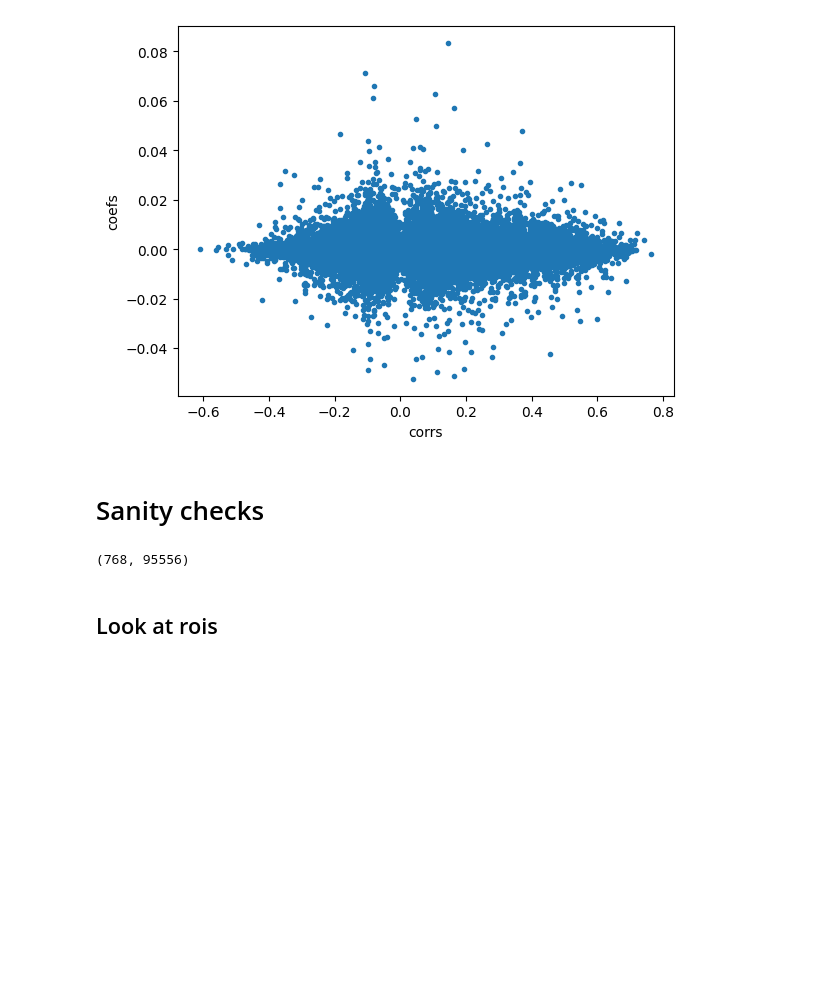
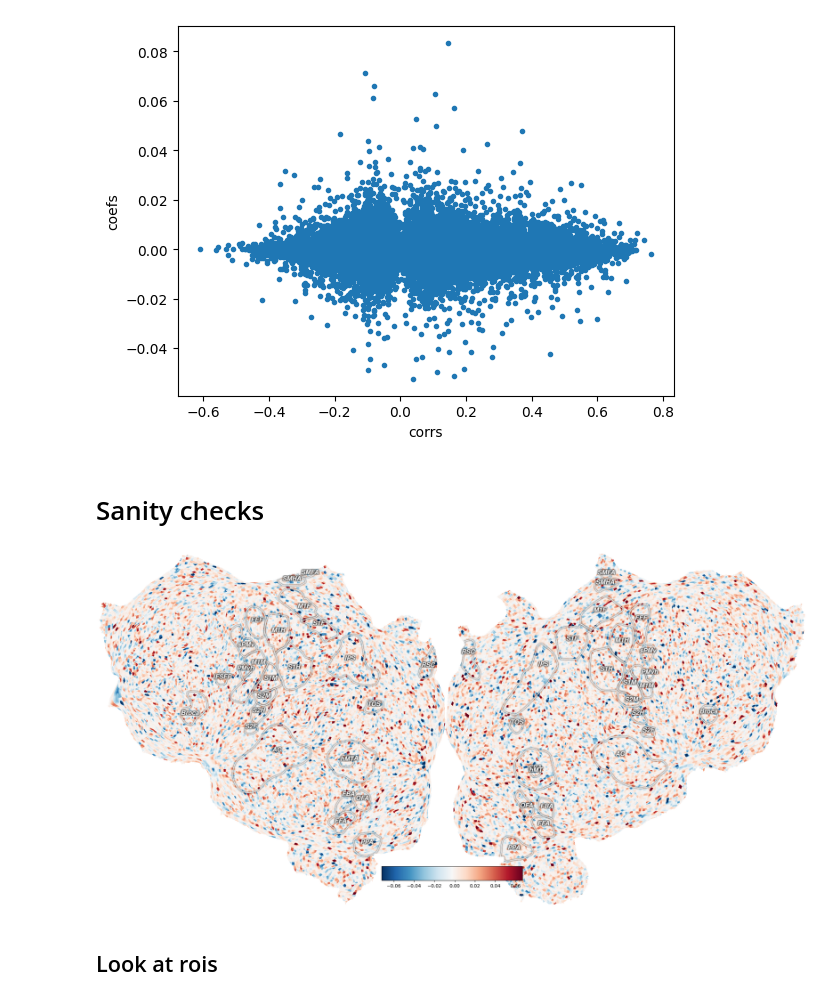
Before and after one commit to csinva/interpretable-embeddings, a Jupyter notebook: notebooks/03_viz_cortex.ipynb, the cells around one changed output. Cells and saved outputs as stored; diff of their text form; code cells hidden in the pictures; blank space fills up the shorter version.

```diff
--- a/notebooks/03_viz_cortex.ipynb
+++ b/notebooks/03_viz_cortex.ipynb
@@ -36,9 +35,24 @@ corrs_val = np.load(join(encoding_result_dir, 'corrs.npz'))['arr_0']
-# %%
-weights.shape
-# %% [output]
-(768, 95556)
+# %%
+decoding_coef = '/home/chansingh/.tmp/coef_rotten_tomatoes_bert-10__ndel=4fmri_perc=0_seed=1.pkl'
+# %%
+model = pkl.load(open(decoding_coef, 'rb'))
+coefs_learned = model.best_estimator_.coef_.squeeze()
+# %%
+coefs_learned.shape
+perc_threshold = 0
+perc = np.percentile(corrs, perc_threshold)
+idxs = (corrs > perc)
+corrs_thresh = deepcopy(corrs)
+corrs_thresh[~idxs] = np.nan
+# %%
+assert coefs_learned.size == idxs.sum(), 'Learned coefs should match size of repr'
+coefs = deepcopy(corrs)
+coefs[idxs] = coefs_learned
+coefs[~idxs] = np.nan
 # %%
-viz_cortex.quickshow(weights)
+viz_cortex.quickshow(coefs)
+# %% [output]
+[figure, added]
 # %% [markdown]
 ## Look at rois
 # %%
```
Also changed, not shown: parts of 10 cells of this notebook, 2 other files.
